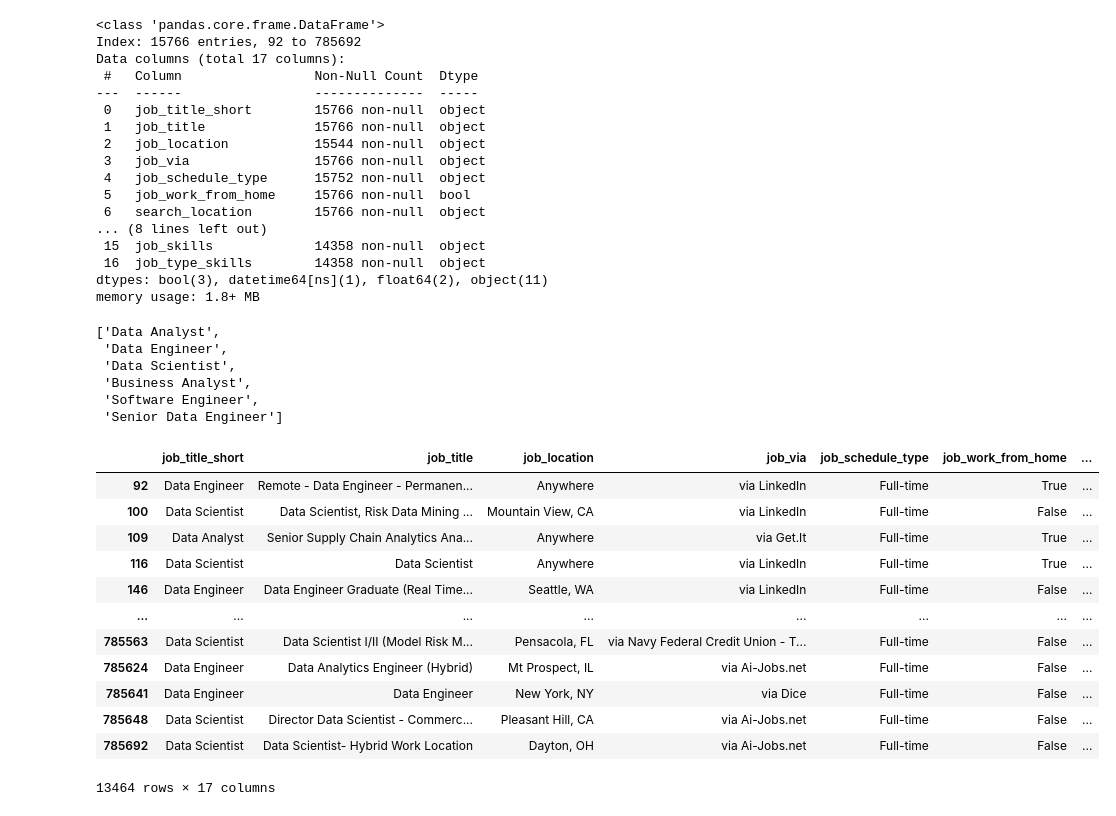
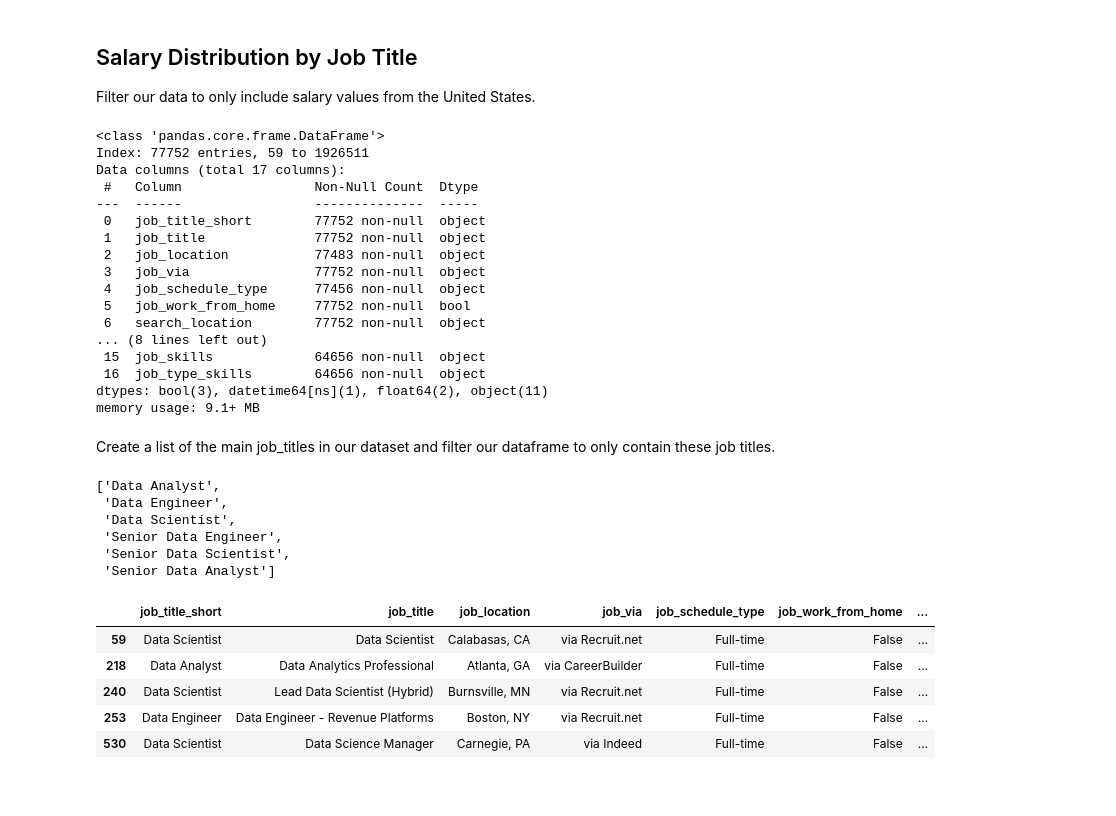
Before and after one commit to savicnikola9999-creator/Python_NS, a Jupyter notebook: Project/4_salary_analysis.ipynb, the cells around one changed output. Saved outputs shown, nothing was run; the diff lists cells and outputs as text; code cells hidden in the pictures; blank space fills up the shorter version.

```diff
--- a/Project/4_salary_analysis.ipynb
+++ b/Project/4_salary_analysis.ipynb
@@ -6,9 +12,12 @@ from datasets import load_dataset
 import matplotlib.pyplot as plt
 import seaborn as sns
 
-# Loading Data
-dataset = load_dataset('lukebarousse/data_jobs')
-df = dataset['train'].to_pandas()
+# Loading Data - only data for 2023
+#dataset = load_dataset('lukebarousse/data_jobs')
+#df = dataset['train'].to_pandas()
+
+# Loading Data - 2023, 2024, 2025 and first half of 2026:
+df = pd.read_csv(r"C:\Users\Nikola S\Desktop\Luke B\job_postings_flat.csv")
 
 # Data Cleanup
 df['job_posted_date'] = pd.to_datetime(df['job_posted_date'])
@@ -18,49 +25,52 @@ Warning: You are sending unauthenticated requests to the HF Hub. Please set a HF
+# %% [markdown]
+## Salary Distribution by Job Title
+Filter our data to only include salary values from the United States.
 # %%
 df_US = df[df["job_country"] == "United States"].dropna(subset="salary_year_avg")
 df_US.info()
 # %% [output]
 <class 'pandas.core.frame.DataFrame'>
-Index: 15766 entries, 92 to 785692
+Index: 77752 entries, 59 to 1926511
 Data columns (total 17 columns):
  #   Column                 Non-Null Count  Dtype
 ---  ------                 --------------  -----
- 0   job_title_short        15766 non-null  object
- 1   job_title              15766 non-null  object
- 2   job_location           15544 non-null  object
- 3   job_via                15766 non-null  object
- 4   job_schedule_type      15752 non-null  object
- 5   job_work_from_home     15766 non-null  bool
- 6   search_location        15766 non-null  object
+ 0   job_title_short        77752 non-null  object
+ 1   job_title              77752 non-null  object
+ 2   job_location           77483 non-null  object
+ 3   job_via                77752 non-null  object
+ 4   job_schedule_type      77456 non-null  object
+ 5   job_work_from_home     77752 non-null  bool
+ 6   search_location        77752 non-null  object
 ... (8 lines left out)
- 15  job_skills             14358 non-null  object
- 16  job_type_skills        14358 non-null  object
+ 15  job_skills             64656 non-null  object
+ 16  job_type_skills        64656 non-null  object
 dtypes: bool(3), datetime64[ns](1), float64(2), object(11)
-memory usage: 1.8+ MB
+memory usage: 9.1+ MB
+# %% [markdown]
+Create a list of the main job_titles in our dataset and filter our dataframe to only contain these job titles.
+# %%
+job_titles = df[df["job_title_short"].str.contains("Data", case=False, na=False)]
+job_titles = job_titles["job_title_short"].value_counts().index[:7].to_list()
+
+job_titles
+# %% [output]
+['Data Analyst',
+ 'Data Engineer',
+ 'Data Scientist',
+ 'Senior Data Engineer',
+ 'Senior Data Scientist',
+ 'Senior Data Analyst']
 # %%
-job_titiles = df["job_title_short"].value_counts().index[:6].to_list()
-job_titiles
+#job_titles = df["job_title_short"].value_counts().index[:6].to_list()
+#job_titles
-# %% [output]
-['Data Analyst',
- 'Data Engineer',
- 'Data Scientist',
- 'Business Analyst',
- 'Software Engineer',
- 'Senior Data Engineer']
 # %%
-df_US_top6 = df_US[df["job_title_short"].isin(job_titiles)]
-df_US_top6
+df_US_top7 = df_US[df["job_title_short"].isin(job_titles)]
+df_US_top7.head(5)
 # %% [output]
 |  | job_title_short | job_title | job_location | job_via | job_schedule_type | job_work_from_home | ... |
-| 92 | Data Engineer | Remote - Data Engineer - Permanen... | Anywhere | via LinkedIn | Full-time | True | ... |
-| 100 | Data Scientist | Data Scientist, Risk Data Mining ... | Mountain View, CA | via LinkedIn | Full-time | False | ... |
-| 109 | Data Analyst | Senior Supply Chain Analytics Ana... | Anywhere | via Get.It | Full-time | True | ... |
-| 116 | Data Scientist | Data Scientist | Anywhere | via LinkedIn | Full-time | True | ... |
-| 146 | Data Engineer | Data Engineer Graduate (Real Time... | Seattle, WA | via LinkedIn | Full-time | False | ... |
-| ... | ... | ... | ... | ... | ... | ... | ... |
-| 785563 | Data Scientist | Data Scientist I/II (Model Risk M... | Pensacola, FL | via Navy Federal Credit Union - T... | Full-time | False | ... |
-| 785624 | Data Engineer | Data Analytics Engineer (Hybrid) | Mt Prospect, IL | via Ai-Jobs.net | Full-time | False | ... |
-| 785641 | Data Engineer | Data Engineer | New York, NY | via Dice | Full-time | False | ... |
-| 785648 | Data Scientist | Director Data Scientist - Commerc... | Pleasant Hill, CA | via Ai-Jobs.net | Full-time | False | ... |
-| 785692 | Data Scientist | Data Scientist- Hybrid Work Location | Dayton, OH | via Ai-Jobs.net | Full-time | False | ... |
+| 59 | Data Scientist | Data Scientist | Calabasas, CA | via Recruit.net | Full-time | False | ... |
+| 218 | Data Analyst | Data Analytics Professional | Atlanta, GA | via CareerBuilder | Full-time | False | ... |
+| 240 | Data Scientist | Lead Data Scientist (Hybrid) | Burnsville, MN | via Recruit.net | Full-time | False | ... |
+| 253 | Data Engineer | Data Engineer - Revenue Platforms | Boston, NY | via Recruit.net | Full-time | False | ... |
+| 530 | Data Scientist | Data Science Manager | Carnegie, PA | via Indeed | Full-time | False | ... |
-13464 rows × 17 columns
 # %%
```
Also changed, not shown: parts of 13 cells of this notebook, 4 other files.
